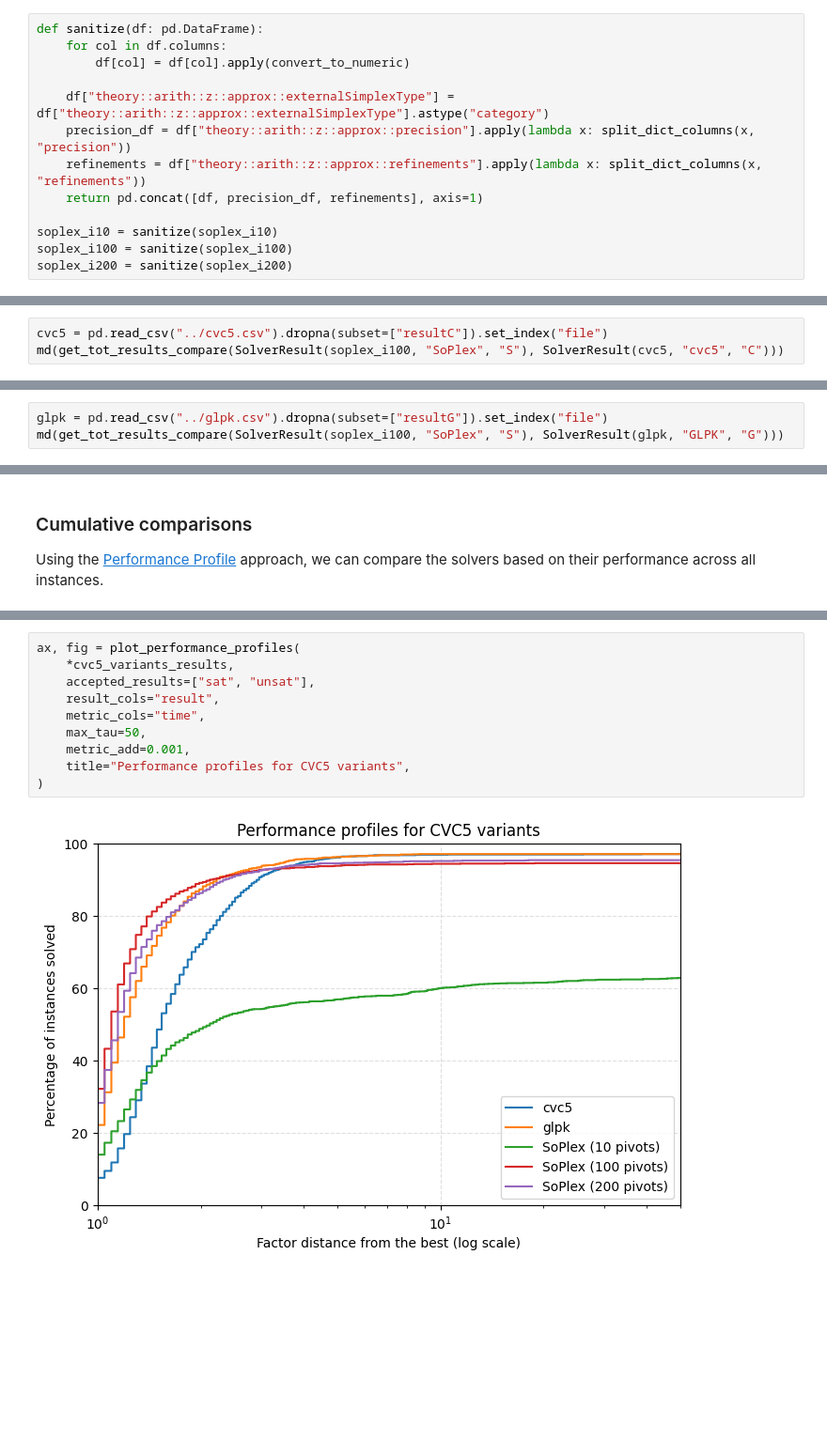
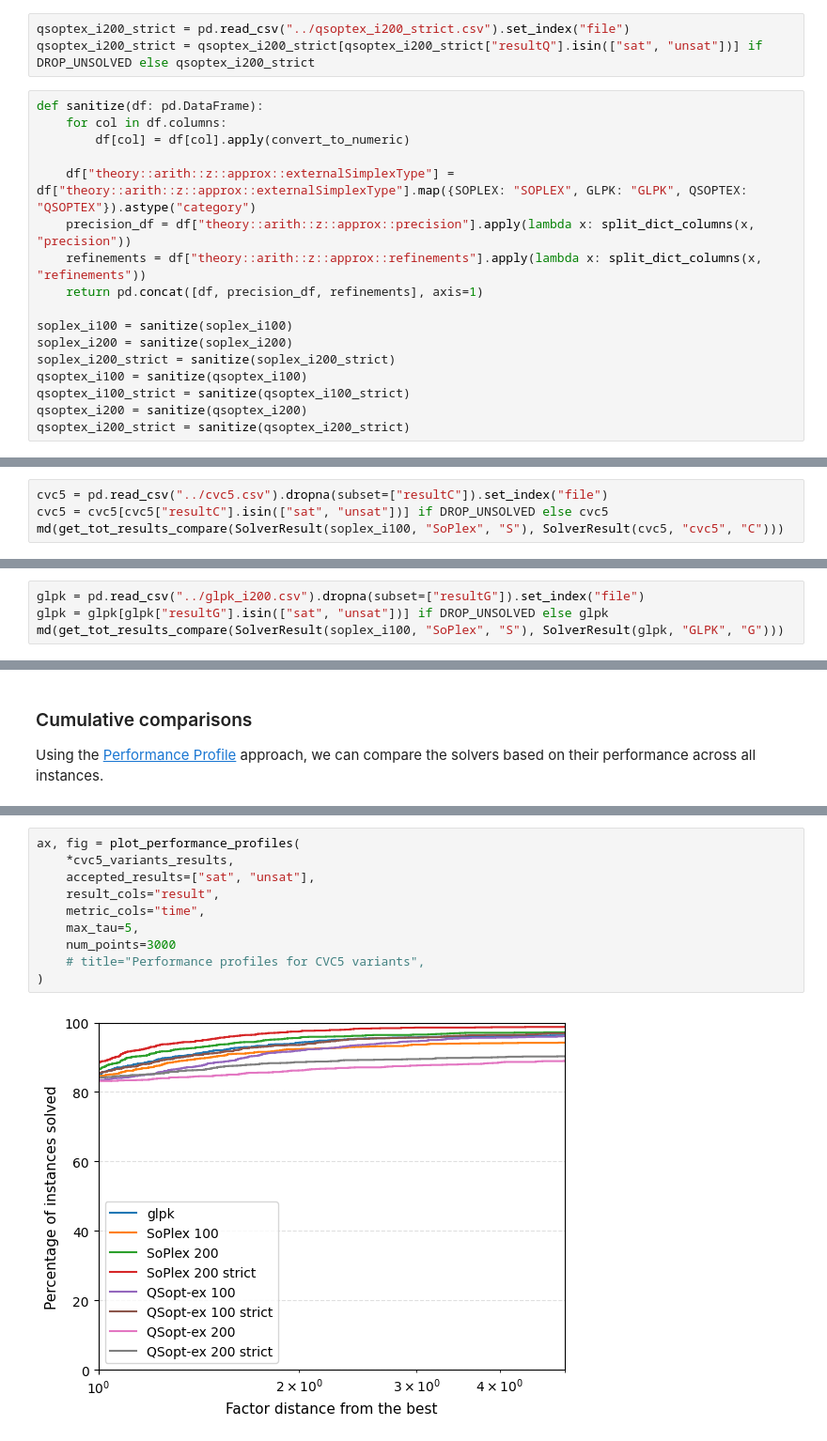
Before and after one commit to TendTo/dlinear, a Jupyter notebook: benchmarks/load_benchmarks copy.ipynb, the cells around one changed output, grey strips where cells are left out. Shown at 94% size. Cells and saved outputs as stored; diff of their text form; blank space fills up the shorter version.

```diff
--- a/benchmarks/load_benchmarks copy.ipynb
+++ b/benchmarks/load_benchmarks copy.ipynb
@@ -93,15 +68,22 @@ soplex_i200
+# %%
+qsoptex_i200_strict = pd.read_csv("../qsoptex_i200_strict.csv").set_index("file")
+qsoptex_i200_strict = qsoptex_i200_strict[qsoptex_i200_strict["resultQ"].isin(["sat", "unsat"])] if DROP_UNSOLVED else qsoptex_i200_strict
 # %%
 def sanitize(df: pd.DataFrame):
     for col in df.columns:
         df[col] = df[col].apply(convert_to_numeric)
 
-    df["theory::arith::z::approx::externalSimplexType"] = df["theory::arith::z::approx::externalSimplexType"].astype("category")
+    df["theory::arith::z::approx::externalSimplexType"] = df["theory::arith::z::approx::externalSimplexType"].map({SOPLEX: "SOPLEX", GLPK: "GLPK", QSOPTEX: "QSOPTEX"}).astype("category")
     precision_df = df["theory::arith::z::approx::precision"].apply(lambda x: split_dict_columns(x, "precision"))
     refinements = df["theory::arith::z::approx::refinements"].apply(lambda x: split_dict_columns(x, "refinements"))
     return pd.concat([df, precision_df, refinements], axis=1)
 
-soplex_i10 = sanitize(soplex_i10)
 soplex_i100 = sanitize(soplex_i100)
 soplex_i200 = sanitize(soplex_i200)
+soplex_i200_strict = sanitize(soplex_i200_strict)
+qsoptex_i100 = sanitize(qsoptex_i100)
+qsoptex_i100_strict = sanitize(qsoptex_i100_strict)
+qsoptex_i200 = sanitize(qsoptex_i200)
+qsoptex_i200_strict = sanitize(qsoptex_i200_strict)
 # %%
 # All instances with at least a call to the external simplex should have a value for the external simplex type
@@ -278,5 +287,6 @@ md(get_tot_results_compare(SolverResult(soplex_i100, "SoPlex", "S"), SolverResul
 # %%
 cvc5 = pd.read_csv("../cvc5.csv").dropna(subset=["resultC"]).set_index("file")
+cvc5 = cvc5[cvc5["resultC"].isin(["sat", "unsat"])] if DROP_UNSOLVED else cvc5
 md(get_tot_results_compare(SolverResult(soplex_i100, "SoPlex", "S"), SolverResult(cvc5, "cvc5", "C")))
 # %% [output]
 
@@ -288,5 +298,6 @@ md(get_tot_results_compare(SolverResult(soplex_i100, "SoPlex", "S"), SolverResul
 # %%
-glpk = pd.read_csv("../glpk.csv").dropna(subset=["resultG"]).set_index("file")
+glpk = pd.read_csv("../glpk_i200.csv").dropna(subset=["resultG"]).set_index("file")
+glpk = glpk[glpk["resultG"].isin(["sat", "unsat"])] if DROP_UNSOLVED else glpk
 md(get_tot_results_compare(SolverResult(soplex_i100, "SoPlex", "S"), SolverResult(glpk, "GLPK", "G")))
 # %% [output]
 
@@ -527,15 +913,15 @@ ax.get_figure().savefig("all_external_simplex_calls.pdf", bbox_inches="tight")
 # %%
 ax, fig = plot_performance_profiles(
     *cvc5_variants_results,
     accepted_results=["sat", "unsat"],
     result_cols="result",
     metric_cols="time",
-    max_tau=50,
-    metric_add=0.001,
-    title="Performance profiles for CVC5 variants",
+    max_tau=5,
+    num_points=3000
+    # title="Performance profiles for CVC5 variants",
 )
 # %% [output]
-[figure, old version]
+[figure, new version]
 # %%
 ax, fig = plot_performance_profiles(
     *profile_results,
```
Also changed, not shown: parts of 67 cells of this notebook, 8 other files.
